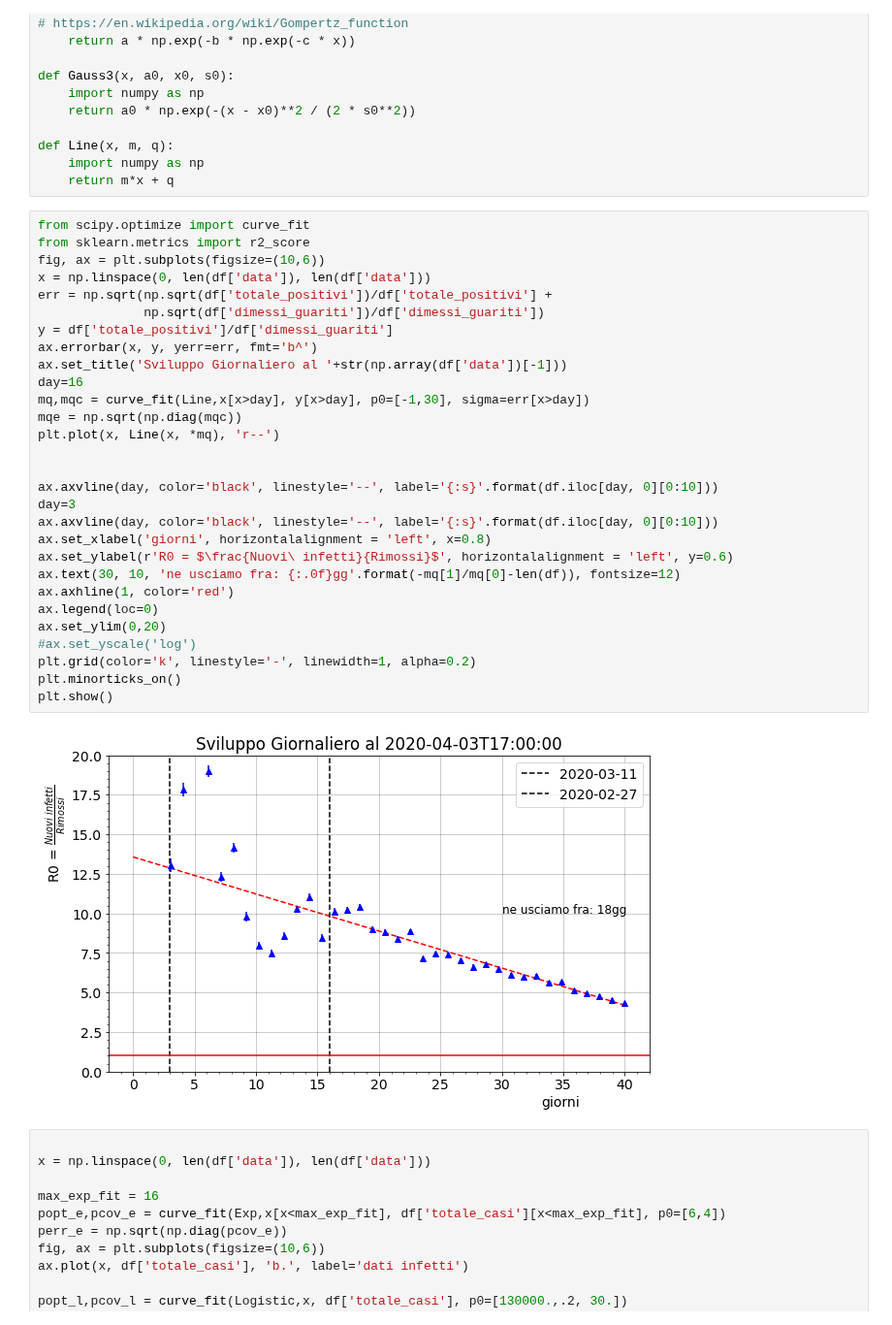
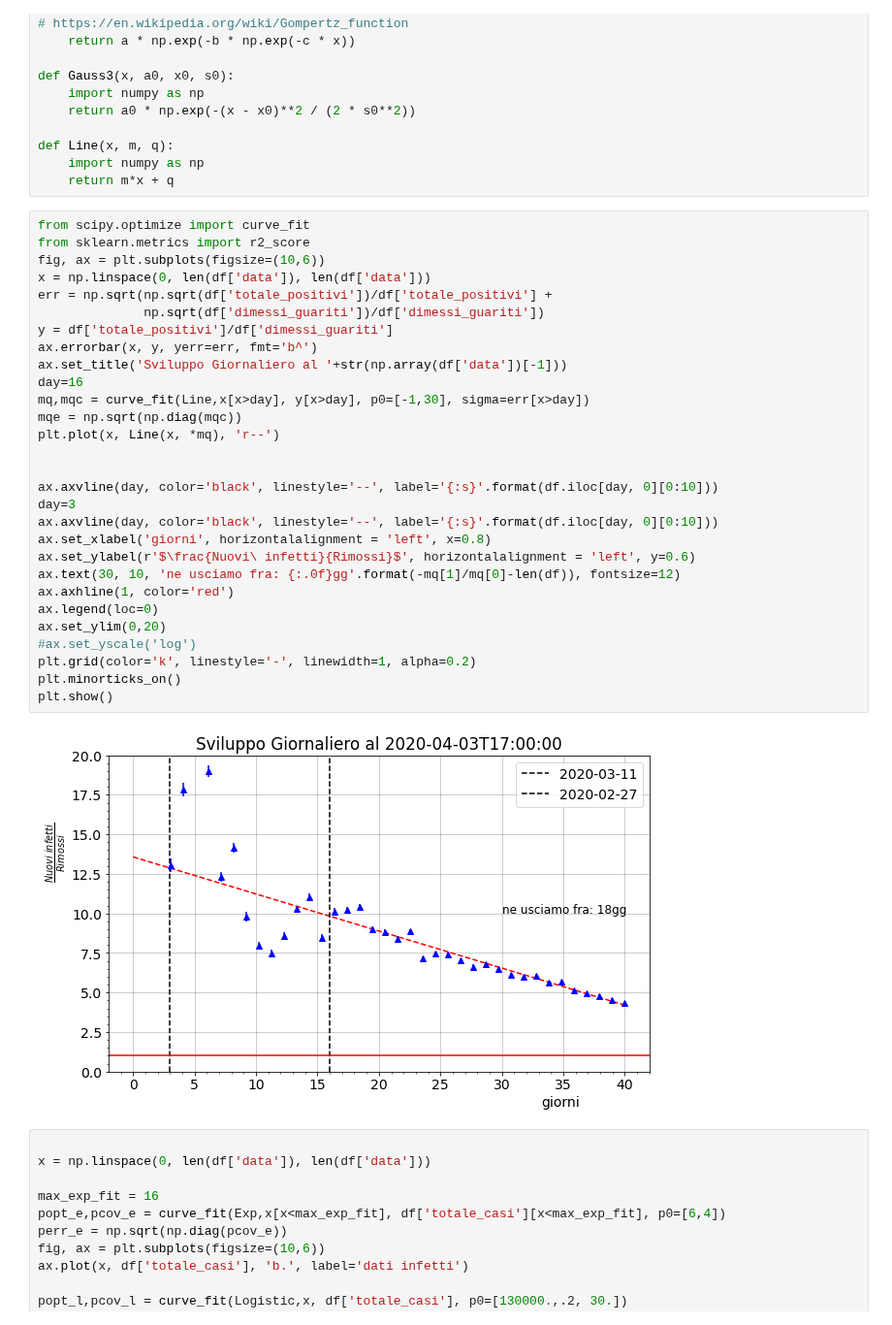
Before and after one commit to lorenzopaolucci/studenti, a Jupyter notebook: covid19.ipynb, the cells around one changed output. Shown at 97% size. Cells and saved outputs as stored; diff of their text form.

```diff
--- a/covid19.ipynb
+++ b/covid19.ipynb
@@ -67,34 +67,34 @@ def Line(x, m, q):
 # %%
 from scipy.optimize import curve_fit
 from sklearn.metrics import r2_score
 fig, ax = plt.subplots(figsize=(10,6))
 x = np.linspace(0, len(df['data']), len(df['data']))
 err = np.sqrt(np.sqrt(df['totale_positivi'])/df['totale_positivi'] +
               np.sqrt(df['dimessi_guariti'])/df['dimessi_guariti'])
 y = df['totale_positivi']/df['dimessi_guariti']
 ax.errorbar(x, y, yerr=err, fmt='b^')
 ax.set_title('Sviluppo Giornaliero al '+str(np.array(df['data'])[-1]))
 day=16
 mq,mqc = curve_fit(Line,x[x>day], y[x>day], p0=[-1,30], sigma=err[x>day])
 mqe = np.sqrt(np.diag(mqc))
 plt.plot(x, Line(x, *mq), 'r--')
 
 
 ax.axvline(day, color='black', linestyle='--', label='{:s}'.format(df.iloc[day, 0][0:10]))
 day=3
 ax.axvline(day, color='black', linestyle='--', label='{:s}'.format(df.iloc[day, 0][0:10]))
 ax.set_xlabel('giorni', horizontalalignment = 'left', x=0.8)
-ax.set_ylabel(r'R0 = $\frac{Nuovi\ infetti}{Rimossi}$', horizontalalignment = 'left', y=0.6)
+ax.set_ylabel(r'$\frac{Nuovi\ infetti}{Rimossi}$', horizontalalignment = 'left', y=0.6)
 ax.text(30, 10, 'ne usciamo fra: {:.0f}gg'.format(-mq[1]/mq[0]-len(df)), fontsize=12)
 ax.axhline(1, color='red')
 ax.legend(loc=0)
 ax.set_ylim(0,20)
 #ax.set_yscale('log')
 plt.grid(color='k', linestyle='-', linewidth=1, alpha=0.2)
 plt.minorticks_on()
 plt.show()
 # %% [output]
-[figure, old version]
+[figure, new version]
 # %%
 
 x = np.linspace(0, len(df['data']), len(df['data']))
```
Also changed, not shown: parts of 1 cell of this notebook.
